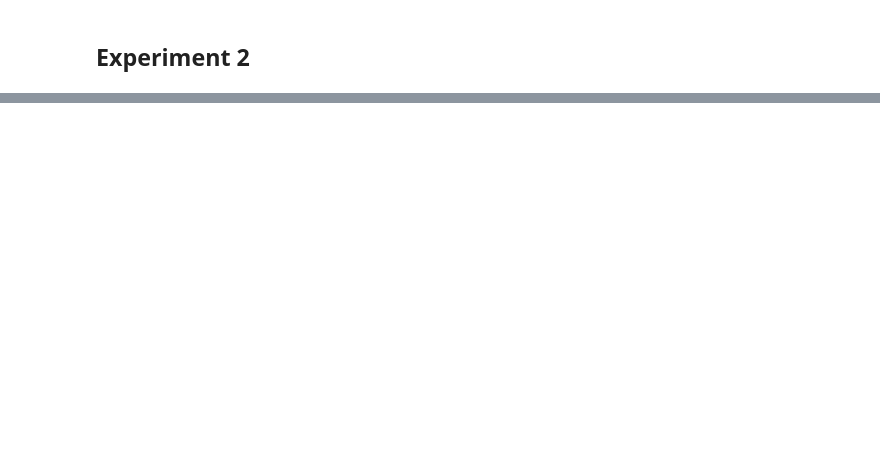
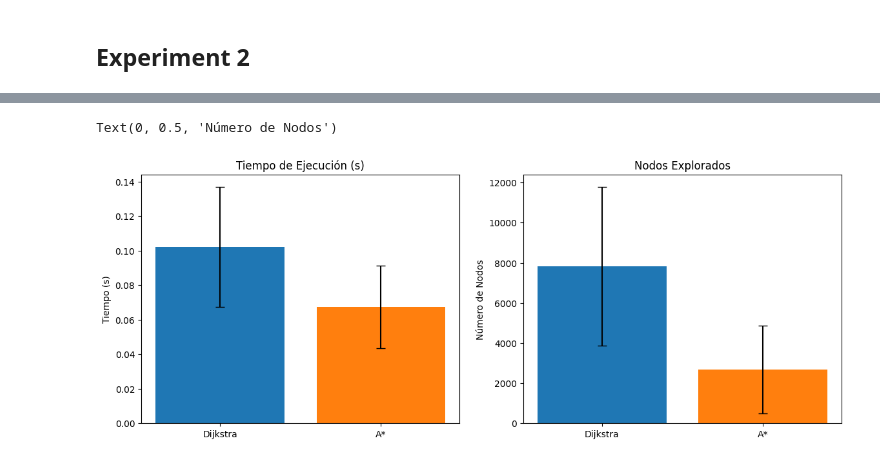
Before and after one commit to HugoAlejandro2002/IA-Project, a Jupyter notebook: pathfinding.ipynb, the cells around one changed output, grey strips where cells are left out. Saved outputs shown, nothing was run; the diff lists cells and outputs as text; code cells hidden in the pictures; blank space fills up the shorter version.

```diff
--- a/pathfinding.ipynb
+++ b/pathfinding.ipynb
@@ -239,0 +352,65 @@ plot_heatmap("a_star")
+# %%
+results = {
+    'Dijkstra': {'times': [], 'explored_nodes': [], 'distances': [], 'avg_speeds': [], 'total_times': []},
+    'A*': {'times': [], 'explored_nodes': [], 'distances': [], 'avg_speeds': [], 'total_times': []}
+}
+# %%
+import time
+import matplotlib.pyplot as plt
+import numpy as np
+
+
+n_runs = 5
+
+
+for _ in range(n_runs):
+    # Medición para Dijkstra
+    source, target = random.choice(list(G.nodes)), random.choice(list(G.nodes))
+
+    # Medición para Dijkstra
+    start_time = time.time()
+    path_dijkstra, explored_nodes_dijkstra, dist_dijkstra, avg_speed_dijkstra, total_time_dijkstra = dijkstra_modified(source, target, plot=False)
+    elapsed_time_dijkstra = time.time() - start_time
+    results['Dijkstra']['times'].append(elapsed_time_dijkstra)
+    results['Dijkstra']['explored_nodes'].append(explored_nodes_dijkstra)
+    results['Dijkstra']['distances'].append(dist_dijkstra)
+    results['Dijkstra']['avg_speeds'].append(avg_speed_dijkstra)
+    results['Dijkstra']['total_times'].append(total_time_dijkstra)
+
+    # Medición para A*
+    start_time = time.time()
+    path_astar, explored_nodes_astar, dist_astar, avg_speed_astar, total_time_astar = a_star_modified(source, target, plot=False)
+    elapsed_time_astar = time.time() - start_time
+    results['A*']['times'].append(elapsed_time_astar)
+    results['A*']['explored_nodes'].append(explored_nodes_astar)
+    results['A*']['distances'].append(dist_astar)
+    results['A*']['avg_speeds'].append(avg_speed_astar)
+    results['A*']['total_times'].append(total_time_astar)
+
+# Función para calcular promedio y desviación estándar
+def mean_and_std(values):
+    return np.mean(values), np.std(values)
+
+# Visualización de los resultados
+fig, axs = plt.subplots(1, 2, figsize=(14, 5))
+
+# Tiempos de ejecución
+times_dijkstra = [mean_and_std(results['Dijkstra']['times'])]
+times_astar = [mean_and_std(results['A*']['times'])]
+
+axs[0].bar('Dijkstra', times_dijkstra[0][0], yerr=times_dijkstra[0][1], capsize=5)
+axs[0].bar('A*', times_astar[0][0], yerr=times_astar[0][1], capsize=5)
+axs[0].set_title('Tiempo de Ejecución (s)')
+axs[0].set_ylabel('Tiempo (s)')
+
+# Nodos explorados
+explored_dijkstra = [mean_and_std(results['Dijkstra']['explored_nodes'])]
+explored_astar = [mean_and_std(results['A*']['explored_nodes'])]
+
+axs[1].bar('Dijkstra', explored_dijkstra[0][0], yerr=explored_dijkstra[0][1], capsize=5)
+axs[1].bar('A*', explored_astar[0][0], yerr=explored_astar[0][1], capsize=5)
+axs[1].set_title('Nodos Explorados')
+axs[1].set_ylabel('Número de Nodos')
+# %% [output]
+Text(0, 0.5, 'Número de Nodos')
+[figure, added]
```
Also changed, not shown: parts of 9 cells of this notebook, 5 other files.
